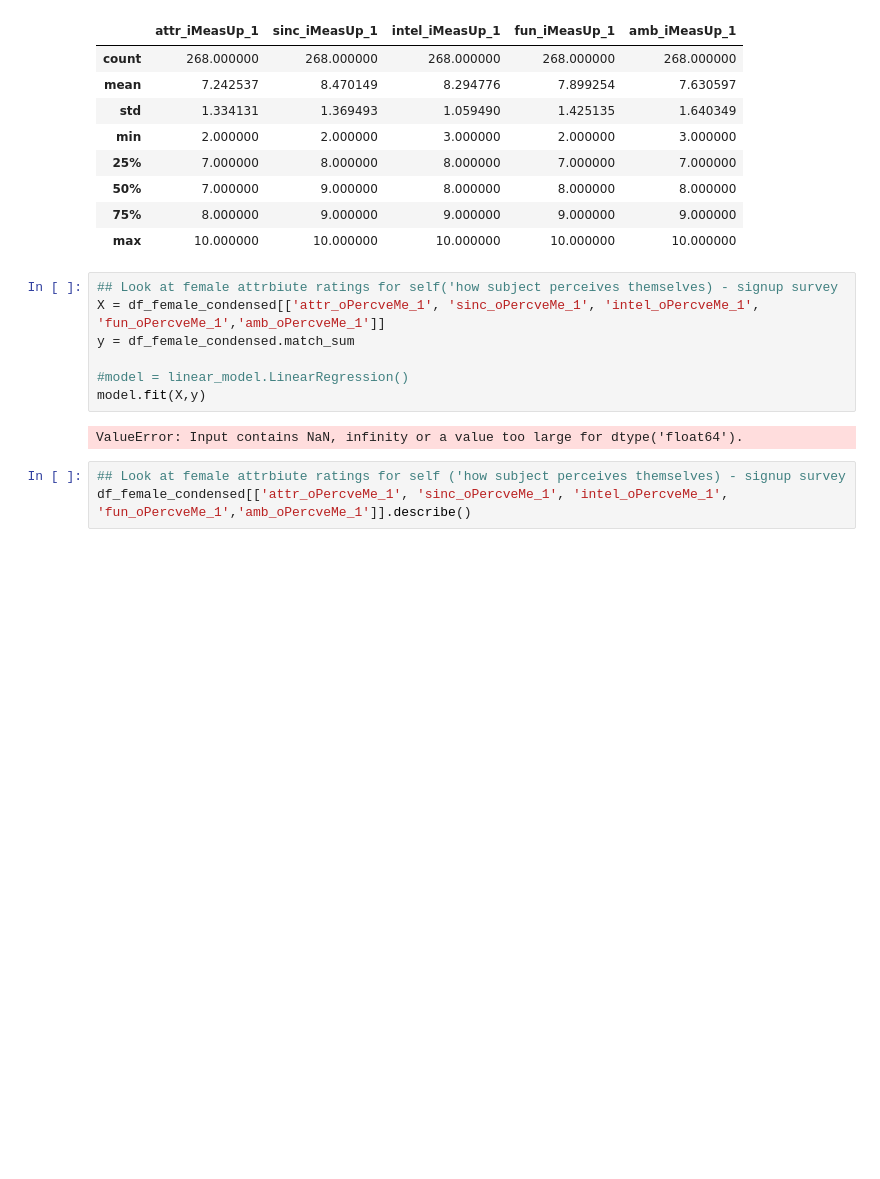
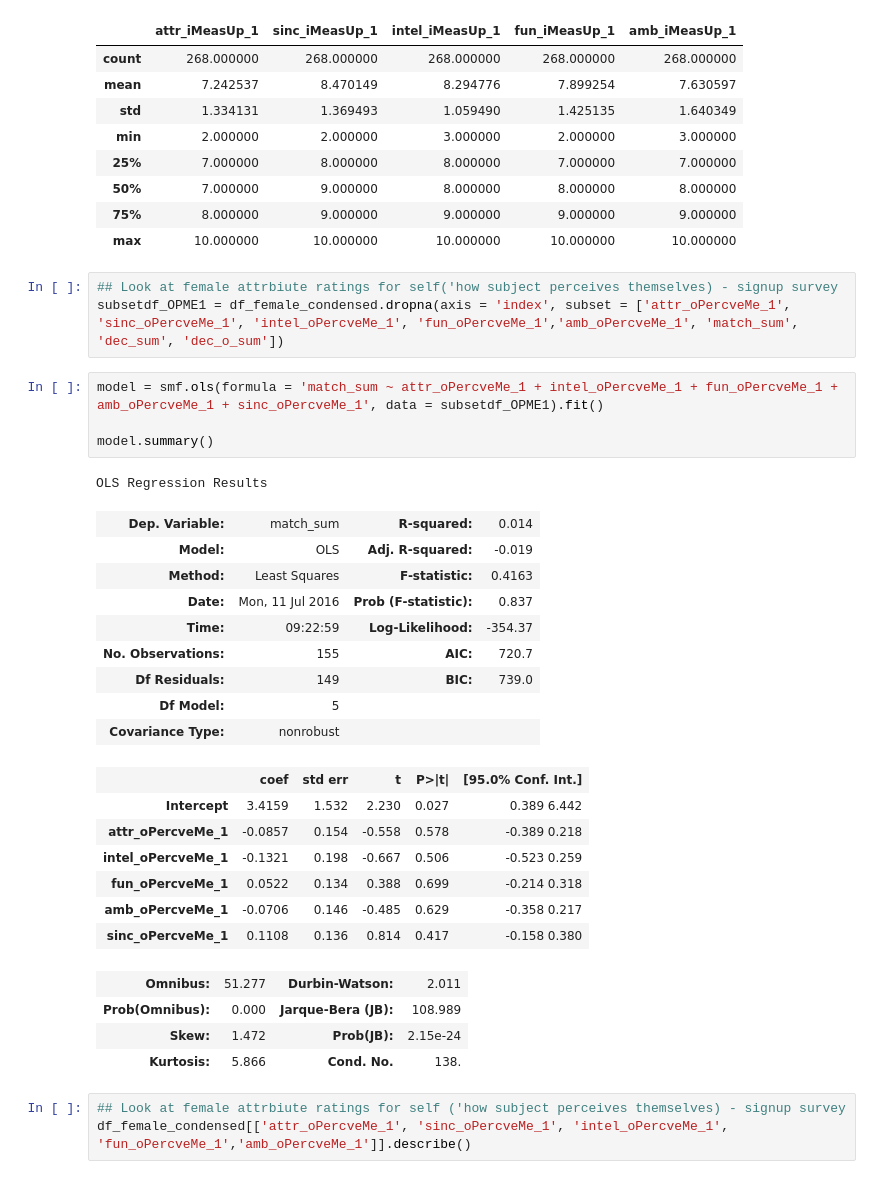
Before and after one commit to MirandaRemmer/DS-SF-23-work, a Jupyter notebook: final-project - MR/3/SpeedDatingDataset_FinalProject_REMMER_draft2.ipynb, the cells around one changed output. Drawn from its saved outputs; the diff is of its cells as text; blank space fills up the shorter version.

```diff
--- a/final-project - MR/3/SpeedDatingDataset_FinalProject_REMMER_draft2.ipynb
+++ b/final-project - MR/3/SpeedDatingDataset_FinalProject_REMMER_draft2.ipynb
@@ -1310,13 +1310,33 @@ df_female_condensed[['attr_iMeasUp_1', 'sinc_iMeasUp_1', 'intel_iMeasUp_1', 'fun
 | max | 10.000000 | 10.000000 | 10.000000 | 10.000000 | 10.000000 |
 # %%
 ## Look at female attrbiute ratings for self('how subject perceives themselves) - signup survey
-X = df_female_condensed[['attr_oPercveMe_1', 'sinc_oPercveMe_1', 'intel_oPercveMe_1', 'fun_oPercveMe_1','amb_oPercveMe_1']]
-y = df_female_condensed.match_sum
-
-#model = linear_model.LinearRegression()
-model.fit(X,y)
+subsetdf_OPME1 = df_female_condensed.dropna(axis = 'index', subset = ['attr_oPercveMe_1', 'sinc_oPercveMe_1', 'intel_oPercveMe_1', 'fun_oPercveMe_1','amb_oPercveMe_1', 'match_sum', 'dec_sum', 'dec_o_sum'])
-# %% [output]
-ValueError: Input contains NaN, infinity or a value too large for dtype('float64').
+# %%
+model = smf.ols(formula = 'match_sum ~ attr_oPercveMe_1 + intel_oPercveMe_1 + fun_oPercveMe_1 + amb_oPercveMe_1 + sinc_oPercveMe_1', data = subsetdf_OPME1).fit()
+
+model.summary()
+# %% [output]
+OLS Regression Results
+| Dep. Variable: | match_sum | R-squared: | 0.014 |
+| Model: | OLS | Adj. R-squared: | -0.019 |
+| Method: | Least Squares | F-statistic: | 0.4163 |
+| Date: | Mon, 11 Jul 2016 | Prob (F-statistic): | 0.837 |
+| Time: | 09:22:59 | Log-Likelihood: | -354.37 |
+| No. Observations: | 155 | AIC: | 720.7 |
+| Df Residuals: | 149 | BIC: | 739.0 |
+| Df Model: | 5 |  |  |
+| Covariance Type: | nonrobust |  |  |
+|  | coef | std err | t | P>|t| | [95.0% Conf. Int.] |
+| Intercept | 3.4159 | 1.532 | 2.230 | 0.027 | 0.389 6.442 |
+| attr_oPercveMe_1 | -0.0857 | 0.154 | -0.558 | 0.578 | -0.389 0.218 |
+| intel_oPercveMe_1 | -0.1321 | 0.198 | -0.667 | 0.506 | -0.523 0.259 |
+| fun_oPercveMe_1 | 0.0522 | 0.134 | 0.388 | 0.699 | -0.214 0.318 |
+| amb_oPercveMe_1 | -0.0706 | 0.146 | -0.485 | 0.629 | -0.358 0.217 |
+| sinc_oPercveMe_1 | 0.1108 | 0.136 | 0.814 | 0.417 | -0.158 0.380 |
+| Omnibus: | 51.277 | Durbin-Watson: | 2.011 |
+| Prob(Omnibus): | 0.000 | Jarque-Bera (JB): | 108.989 |
+| Skew: | 1.472 | Prob(JB): | 2.15e-24 |
+| Kurtosis: | 5.866 | Cond. No. | 138. |
 # %%
 ## Look at female attrbiute ratings for self ('how subject perceives themselves) - signup survey
 df_female_condensed[['attr_oPercveMe_1', 'sinc_oPercveMe_1', 'intel_oPercveMe_1', 'fun_oPercveMe_1','amb_oPercveMe_1']].describe()
```
